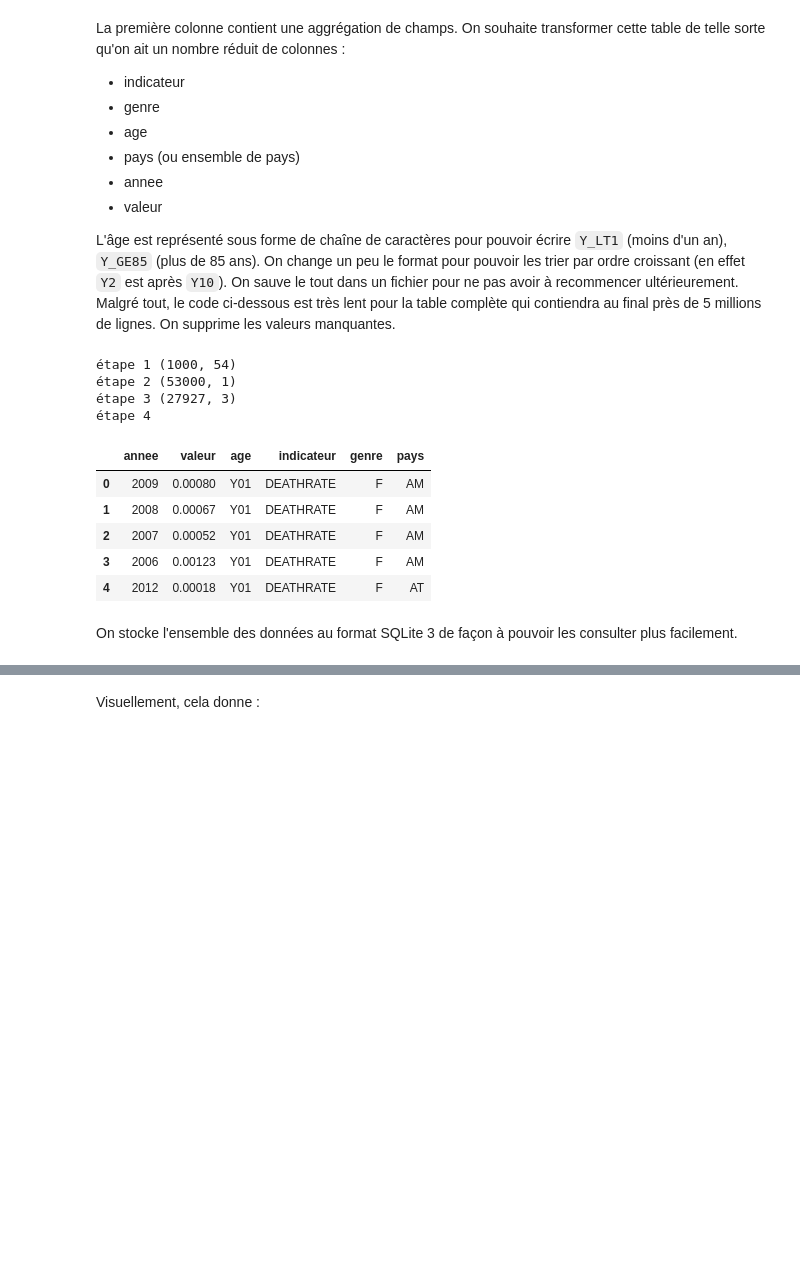
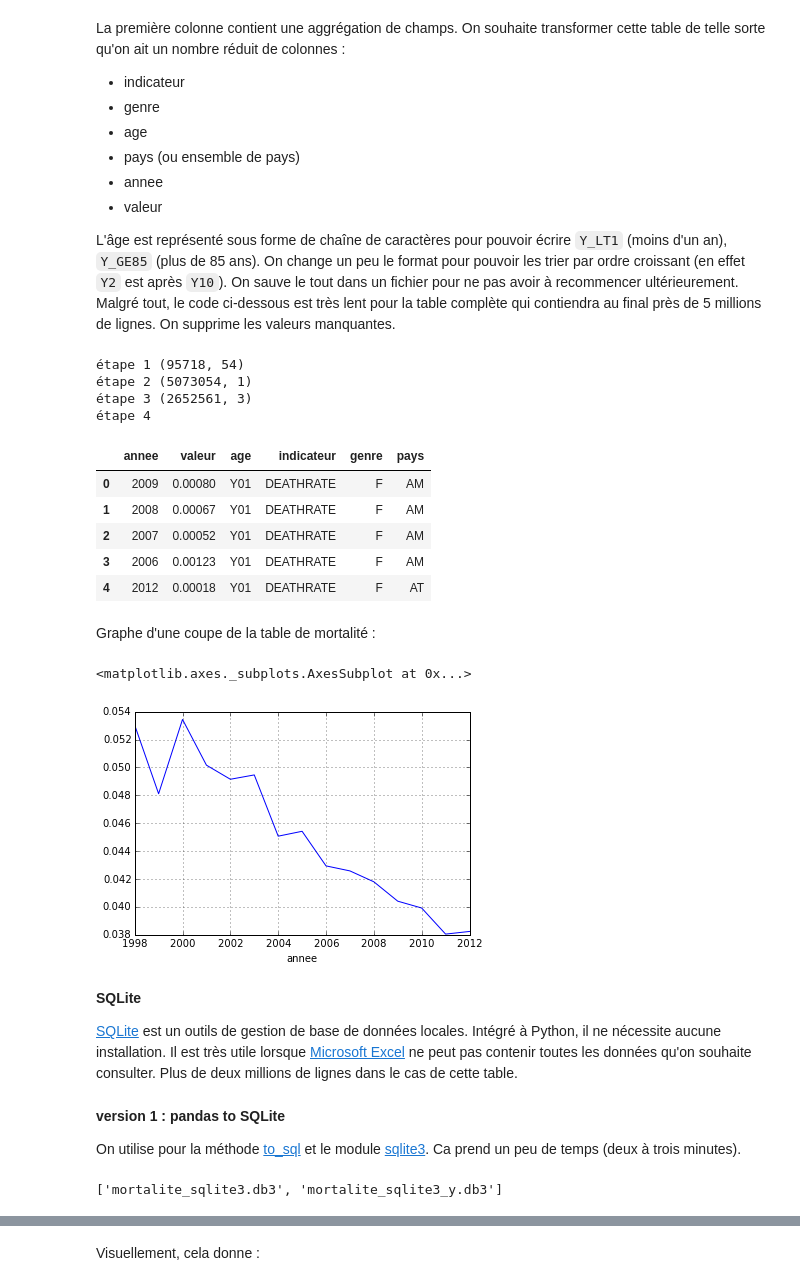
Before and after one commit to sdpython/ensae_teaching_cs, a Jupyter notebook: _doc/notebooks/expose/ml_table_mortalite.ipynb, the cells around one changed output, grey strips where cells are left out. Cells and saved outputs as stored; diff of their text form; code cells hidden in the pictures; blank space fills up the shorter version.

Commit message:
fix a notebook on mortality table, remove unnecessary files

```diff
--- a/_doc/notebooks/expose/ml_table_mortalite.ipynb
+++ b/_doc/notebooks/expose/ml_table_mortalite.ipynb
@@ -58,13 +58,10 @@ def format_age(s):
         return "Y%02d" % i
 
 def format_value(s):
-    if isinstance(s, str):
-        if s.strip() == ":" : return -1
-        else : return double(s.strip(" eb"))
-    else :
-        return s
+    if s.strip() == ":" : return -1
+    else : return float(s.strip(" eb"))
 
-if True:  # sur les données complètes, c'est plutôt long, réduire la taille pour essayer
+if False:  # sur les données complètes, c'est plutôt long, réduire la taille pour essayer
     dfsmall = dff.head(n = 1000) # on réduit la taille pour
     df = dfsmall # implémenter la transformation
 else:
@@ -77,25 +74,26 @@ dfs = dfi.stack()
 dfs = pandas.DataFrame({"valeur": dfs } )
 
 print("étape 2", dfs.shape)
-dfs["valeur"] = dfs.apply (lambda r : format_value(r["valeur"]) , axis=1)
-dfs = dfs[ dfs.valeur >= 0 ]
+dfs["valeur"] = dfs["valeur"].astype(str)
+dfs["valeur"] = dfs["valeur"].apply( format_value )
+dfs = dfs[ dfs.valeur >= 0 ].copy()
 dfs = dfs.reset_index()
 dfs.columns = ["index", "annee", "valeur"]
 
 print("étape 3", dfs.shape)
-dfs["age"] = dfs.apply ( lambda r : format_age(r['index'].split(",")[2]), axis=1)
-dfs["indicateur"] = dfs.apply ( lambda r : r['index'].split(",")[0], axis=1)
-dfs["genre"] = dfs.apply ( lambda r : r['index'].split(",")[1], axis=1)
-dfs["pays"] = dfs.apply ( lambda r : r['index'].split(",")[3], axis=1)
+dfs["age"] = dfs["index"].apply ( lambda i : format_age(i.split(",")[2]))
+dfs["indicateur"] = dfs["index"].apply ( lambda i : i.split(",")[0])
+dfs["genre"] = dfs["index"].apply ( lambda i : i.split(",")[1])
+dfs["pays"] = dfs["index"].apply ( lambda i : i.split(",")[3])
 
 print("étape 4")
 dfy = dfs.drop('index', axis=1)
 dfy.to_csv("mortalite_5column.txt", sep="\t", encoding="utf8", index=False)
 dfy.head()
 # %% [output]
-étape 1 (1000, 54)
-étape 2 (53000, 1)
-étape 3 (27927, 3)
+étape 1 (95718, 54)
+étape 2 (5073054, 1)
+étape 3 (2652561, 3)
 étape 4
 |  | annee | valeur | age | indicateur | genre | pays |
 | 0 | 2009 | 0.00080 | Y01 | DEATHRATE | F | AM |
@@ -103,5 +101,23 @@ dfy.head()
 | 2 | 2007 | 0.00052 | Y01 | DEATHRATE | F | AM |
 | 3 | 2006 | 0.00123 | Y01 | DEATHRATE | F | AM |
 | 4 | 2012 | 0.00018 | Y01 | DEATHRATE | F | AT |
-# %% [markdown]
-On stocke l'ensemble des données au format SQLite 3 de façon à pouvoir les consulter plus facilement.
+# %% [markdown]
+Graphe d'une coupe de la table de mortalité :
+# %%
+view = dfs [    (dfs.pays=="FR") &
+                (dfs.age == "Y80") &
+                (dfs.indicateur == "DEATHRATE") &
+                (dfs.genre == "T")  ]
+view = view.sort("annee")
+view.plot(x="annee", y="valeur")
+# %% [output]
+<matplotlib.axes._subplots.AxesSubplot at 0x...>
+[figure, added]
+# %% [markdown]
+**SQLite**
+
+[SQLite](http://www.sqlite.org/) est un outils de gestion de base de données locales. Intégré à Python, il ne nécessite aucune installation. Il est très utile lorsque [Microsoft Excel](http://fr.wikipedia.org/wiki/Microsoft_Excel) ne peut pas contenir toutes les données qu'on souhaite consulter. Plus de deux millions de lignes dans le cas de cette table.
+# %% [markdown]
+**version 1 : pandas to SQLite**
+
+On utilise pour la méthode [to_sql](http://pandas.pydata.org/pandas-docs/dev/generated/pandas.DataFrame.to_sql.html) et le module [sqlite3](https://docs.python.org/3.4/library/sqlite3.html). Ca prend un peu de temps (deux à trois minutes).
@@ -107,0 +130,5 @@ On stocke l'ensemble des données au format SQLite 3 de façon à pouvoir les co
+# %%
+import os
+[ _ for _ in os.listdir(".") if "sqlite3" in _ ]
+# %% [output]
+['mortalite_sqlite3.db3', 'mortalite_sqlite3_y.db3']
```
Also changed, not shown: parts of 10 cells of this notebook, 3 other files.
